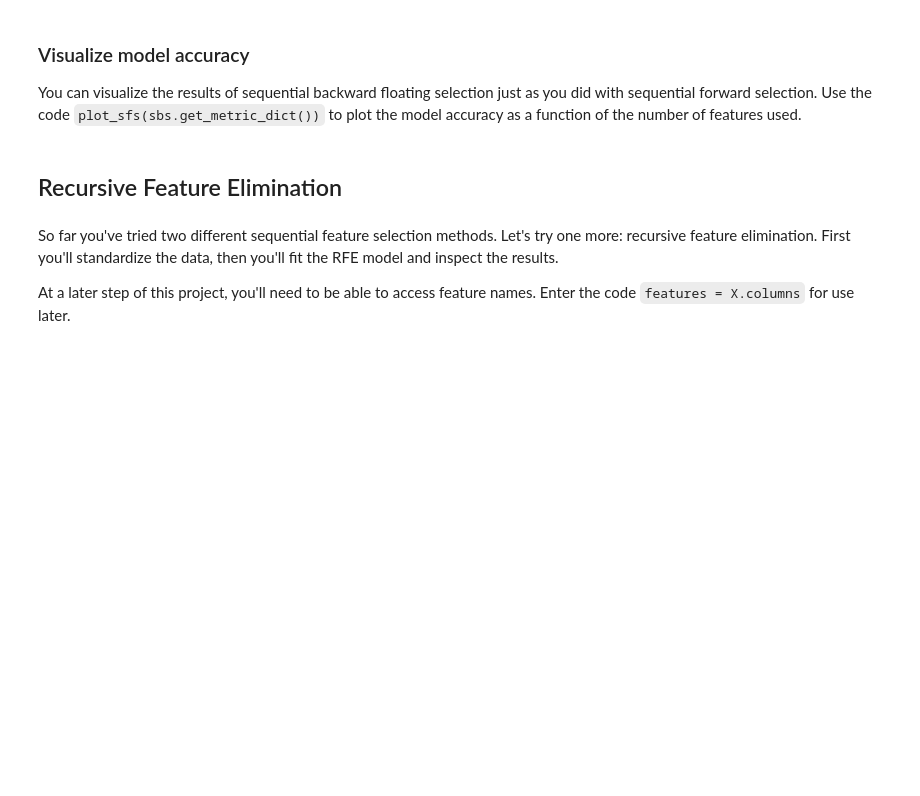
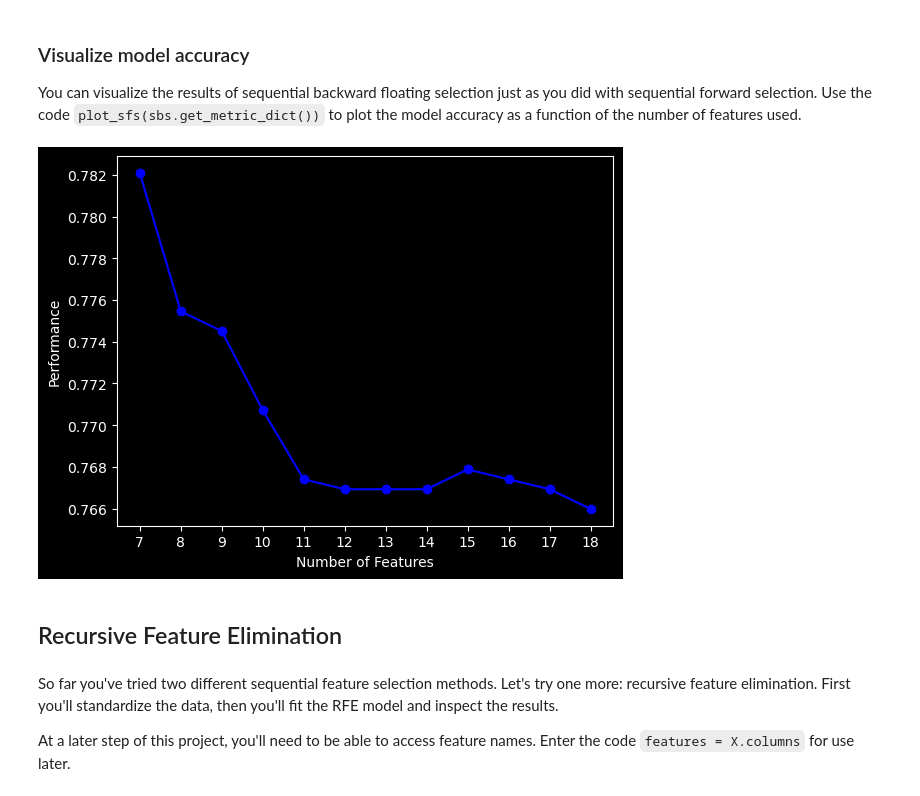
Before and after one commit to awkwardarm/Codecademy-Projects, a Jupyter notebook: Wrapper Methods/wrapper_method_starter.ipynb, the cells around one changed output. Saved outputs shown, nothing was run; the diff lists cells and outputs as text; code cells hidden in the pictures; blank space fills up the shorter version.

```diff
--- a/Wrapper Methods/wrapper_method_starter.ipynb
+++ b/Wrapper Methods/wrapper_method_starter.ipynb
@@ -127,7 +178,16 @@ Sequential forward selection was able to find a feature subset that performed ma
 Create a sequential backward selection model called `sbs`.
 * Be sure to set the `estimator` parameter to `lr` and set the `forward` and `floating` parameters to the appropriate values.
 * Also use the parameters `k_features=7`, `scoring='accuracy'`, and `cv=0`.
+# %%
+sbs = SFS(lr,
+       k_features=7,
+       forward=False,
+       floating=False,
+       scoring='accuracy',
+       cv=0)
 # %% [markdown]
 ### Fit the model
 
 Use the `.fit()` method on `sbs` to fit the model to `X` and `y`.
+# %%
+sbs.fit(X,y)
@@ -143,6 +231,11 @@ Use the dictionary `sbs.subsets_[7]` to print a tuple of chosen feature names. T
 ### Visualize model accuracy
 
 You can visualize the results of sequential backward floating selection just as you did with sequential forward selection. Use the code `plot_sfs(sbs.get_metric_dict())` to plot the model accuracy as a function of the number of features used.
+# %%
+plot_sfs(sbs.get_metric_dict())
+plt.show()
+# %% [output]
+[figure, added]
 # %% [markdown]
 ## Recursive Feature Elimination
 # %% [markdown]
```
Also changed, not shown: parts of 15 cells of this notebook.
